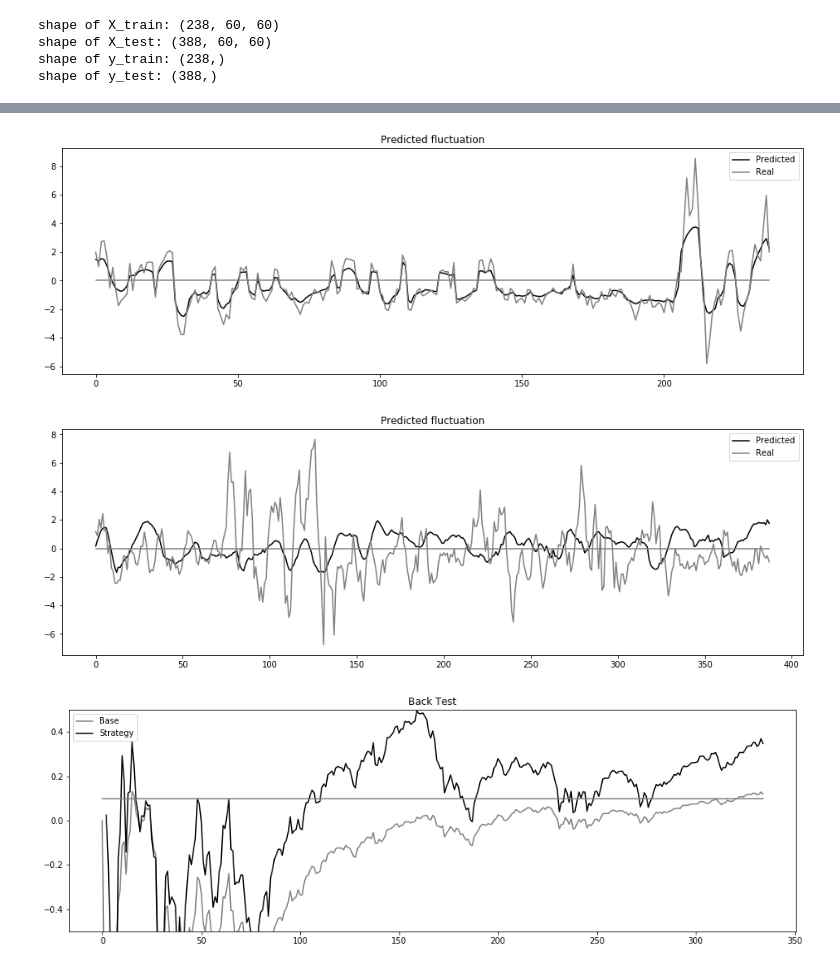
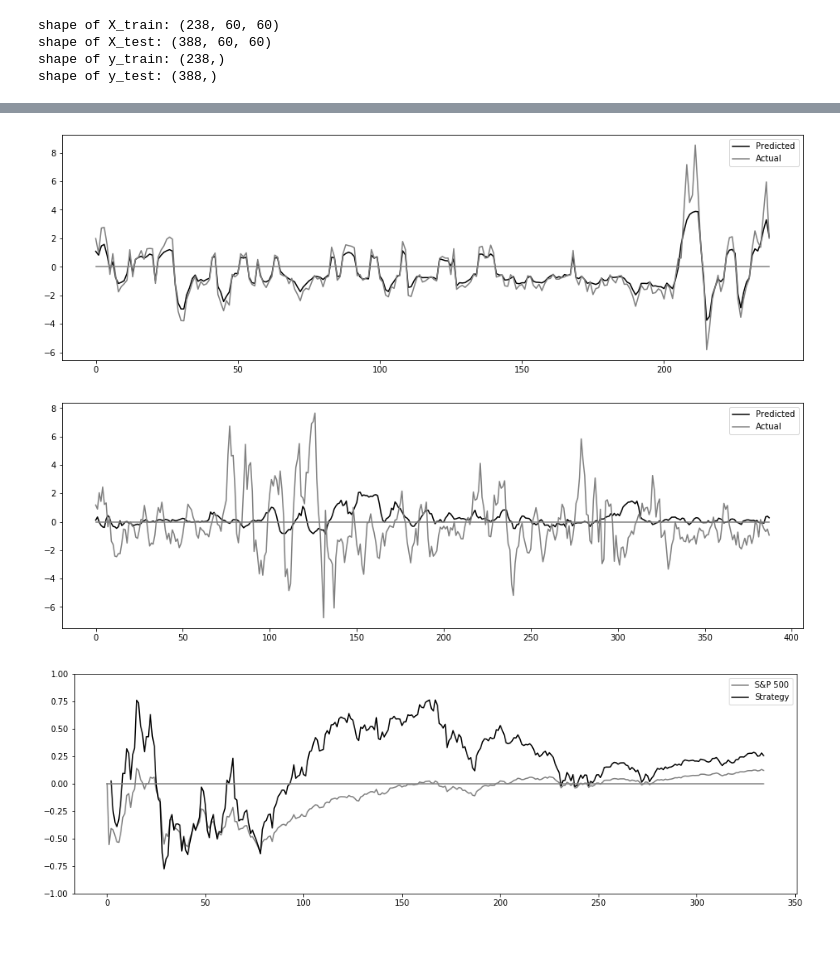
Before and after one commit to richardzhouziji/Southeastern-Hedge-Fund-Competition, a Jupyter notebook: ta.indicators.ipynb, the cells around one changed output, grey strips where cells are left out. Saved outputs shown, nothing was run; the diff lists cells and outputs as text; code cells hidden in the pictures; blank space fills up the shorter version.

```diff
--- a/ta.indicators.ipynb
+++ b/ta.indicators.ipynb
@@ -415,7 +420,7 @@ shape of X_test: (388, 60, 60)
 shape of y_train: (238,)
 shape of y_test: (388,)
 # %%
-dropout_rate = 0.45
+dropout_rate = 0.4
 
 model = Sequential()
 
@@ -438,4 +443,5 @@ compilation time :  0.0
 # %%
-model.fit(x=X_train, y=(y_train), epochs=100, batch_size=30)
+model.fit(x=X_train, y=y_train, epochs=30, batch_size=50)
+model.fit(x=X_train, y=y_train, epochs=100, batch_size=30)
 # %% [output]
 Train on 238 samples
@@ -459,21 +547,21 @@ Epoch 100/100
 # %%
 plt.subplots(figsize=(16,5))
 plt.plot(range(y_train.shape[0]), model.predict(x=X_train).reshape(-1), label='Predicted', c='black')
-plt.plot(range(y_train.shape[0]), y_train, label='Real', c='gray')
+plt.plot(range(y_train.shape[0]), y_train, label='Actual', c='gray')
 plt.plot(range(y_train.shape[0]), [0]*len(y_train), c='gray')
-plt.title('Predicted fluctuation')
+#plt.title('Predicted Percentage Change in Price (Training Set)')
 plt.legend()
 plt.show()
 # %% [output]
-[figure, old version]
+[figure, new version]
 # %%
 y_pred = model.predict(x=X_test).reshape(-1)
 plt.subplots(figsize=(16,5))
 plt.plot(range(y_test.shape[0]), y_pred, label='Predicted', c='black')
-plt.plot(range(y_test.shape[0]), y_test, label='Real', c='gray')
+plt.plot(range(y_test.shape[0]), y_test, label='Actual', c='gray')
 plt.plot(range(y_test.shape[0]), [0]*len(y_test), c='gray')
-plt.title('Predicted fluctuation')
+#plt.title('Predicted Percentage Change in Price (Testing Set)')
 plt.legend()
 plt.show()
 # %% [output]
-[figure, old version]
+[figure, new version]
@@ -560,10 +584,11 @@ def action(pred_y):
 start = 500
 X_all = np.array([pca.transform(scaler.transform(X))[i:i+need_num,:] for i in range(start, X.shape[0]-need_num)])
 pred_y = model.predict(x=X_all).reshape(-1)
-strategy = action(pred_y)
+strategy = action(pred_y, v, 0)
 bt = BackTest()
-bt.load_history_price(df_inputs.close.values[start + need_num:])
+bt.load_history_price(hist)
 bt.load_strategy(strategy)
+strategy_original = bt.get_strategy()
 bt.show_results()
 # %% [output]
-[figure, old version]
+[figure, new version]
```
Also changed, not shown: parts of 15 cells of this notebook, 4 other files.
